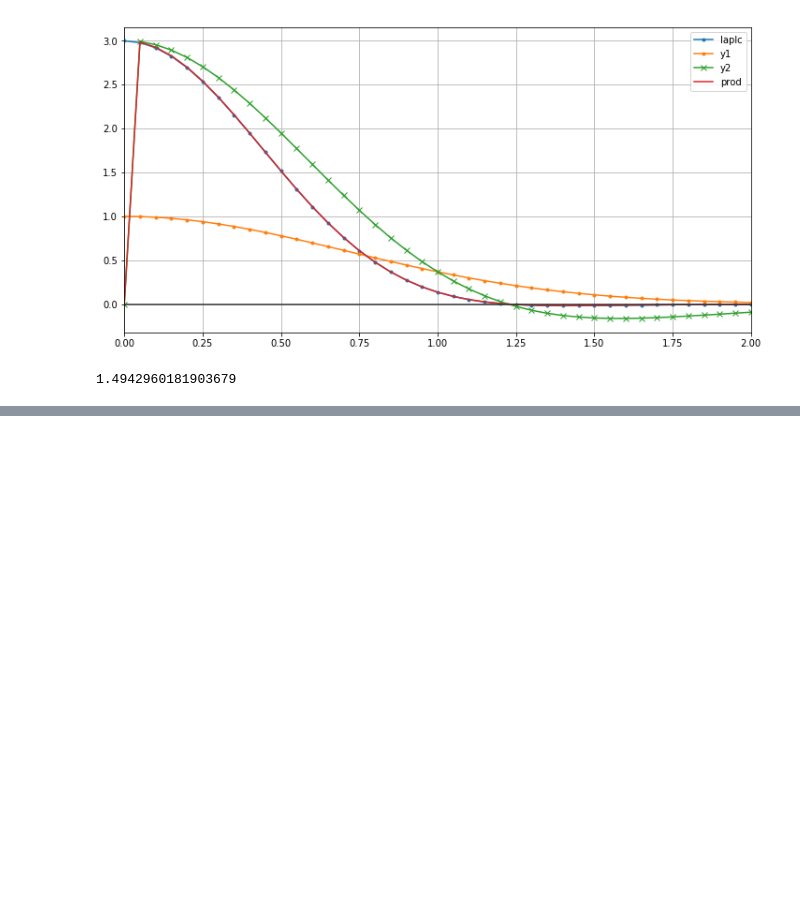
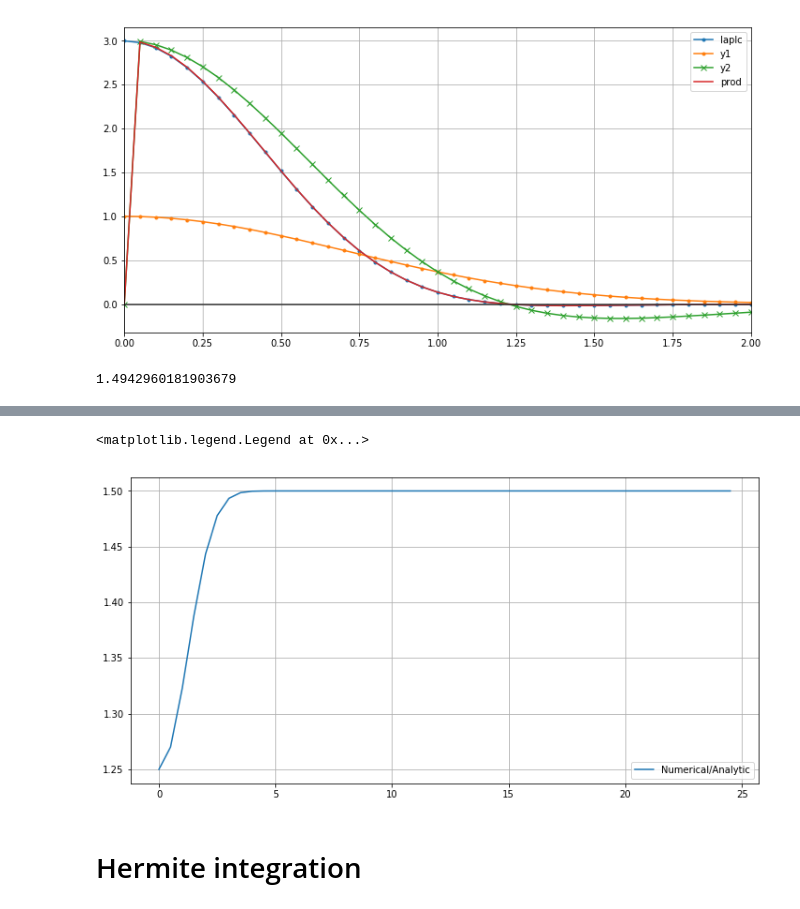
Before and after one commit to cp2k/libni, a Jupyter notebook: ipynb/test.ipynb, the cells around one changed output, grey strips where cells are left out. Cells and saved outputs as stored; diff of their text form; code cells hidden in the pictures; blank space fills up the shorter version.

```diff
--- a/ipynb/test.ipynb
+++ b/ipynb/test.ipynb
@@ -142,0 +187,11 @@ array([  0.00000000e+000,   2.99374268e+000,   2.95646102e+000,
+# %%
+plt.figure(figsize=(12, 6))
+plt.plot(r_erf, ci/pot_erf, label='Numerical/Analytic')
+
+plt.grid()
+plt.legend()
+# %% [output]
+<matplotlib.legend.Legend at 0x...>
+[figure, added]
+# %% [markdown]
+# Hermite integration
```
Also changed, not shown: parts of 11 cells of this notebook, 5 other files.
